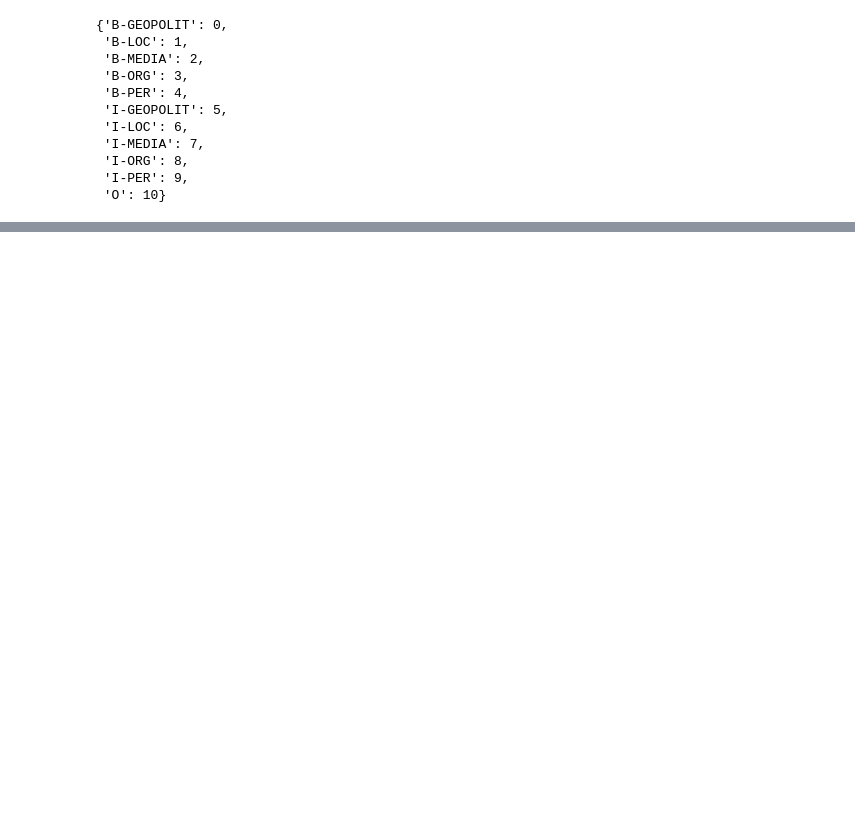
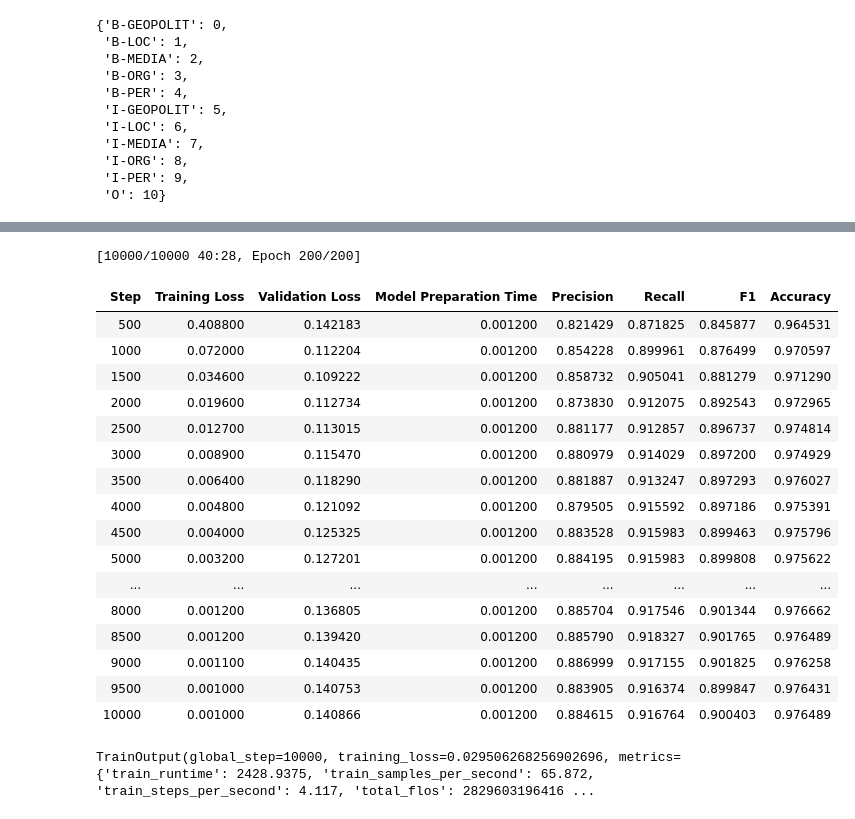
Before and after one commit to SerSemyon/DV_NLP_HW, a Jupyter notebook: DL+NLP_HW4.ipynb, the cells around one changed output, grey strips where cells are left out. Cells and saved outputs as stored; diff of their text form; code cells hidden in the pictures; blank space fills up the shorter version.

```diff
--- a/DL+NLP_HW4.ipynb
+++ b/DL+NLP_HW4.ipynb
@@ -309,0 +408,5 @@ print(tabulate.tabulate(
+# %%
+mlm_nle_model = AutoModelForTokenClassification.from_pretrained(
+    "models/mlm_finetuned_model", num_labels=num_labels,  # количество ваших NER классов
+    # ignore_mismatched_sizes=True  # важно! меняем голову модели
+)
@@ -309,0 +416,26 @@ print(tabulate.tabulate(
+# %%
+training_args = TrainingArguments(
+    output_dir="models/mlm_ner_results",
+    eval_strategy="steps",
+    save_strategy="steps",
+    save_steps=1000,
+    learning_rate=2e-5,
+    per_device_train_batch_size=16,
+    per_device_eval_batch_size=16,
+    max_steps=10000,
+    logging_steps=500,
+    weight_decay=0.01,
+    logging_dir="./logs",
+    report_to="none",
+    load_best_model_at_end=True,
+    save_total_limit=2,
+)
+# %%
+mlm_nle_trainer = Trainer(
+    model=mlm_nle_model,
+    args=training_args,
+    train_dataset=train_dataset,
+    eval_dataset=test_dataset,
+    data_collator=DataCollatorForTokenClassification(tokenizer=tokenizer),
+    compute_metrics=compute_metrics
+)
@@ -309,0 +471,22 @@ print(tabulate.tabulate(
+# %%
+mlm_nle_trainer.train()
+# %% [output]
+[10000/10000 40:28, Epoch 200/200]
+| Step | Training Loss | Validation Loss | Model Preparation Time | Precision | Recall | F1 | Accuracy |
+| 500 | 0.408800 | 0.142183 | 0.001200 | 0.821429 | 0.871825 | 0.845877 | 0.964531 |
+| 1000 | 0.072000 | 0.112204 | 0.001200 | 0.854228 | 0.899961 | 0.876499 | 0.970597 |
+| 1500 | 0.034600 | 0.109222 | 0.001200 | 0.858732 | 0.905041 | 0.881279 | 0.971290 |
+| 2000 | 0.019600 | 0.112734 | 0.001200 | 0.873830 | 0.912075 | 0.892543 | 0.972965 |
+| 2500 | 0.012700 | 0.113015 | 0.001200 | 0.881177 | 0.912857 | 0.896737 | 0.974814 |
+| 3000 | 0.008900 | 0.115470 | 0.001200 | 0.880979 | 0.914029 | 0.897200 | 0.974929 |
+| 3500 | 0.006400 | 0.118290 | 0.001200 | 0.881887 | 0.913247 | 0.897293 | 0.976027 |
+| 4000 | 0.004800 | 0.121092 | 0.001200 | 0.879505 | 0.915592 | 0.897186 | 0.975391 |
+| 4500 | 0.004000 | 0.125325 | 0.001200 | 0.883528 | 0.915983 | 0.899463 | 0.975796 |
+| 5000 | 0.003200 | 0.127201 | 0.001200 | 0.884195 | 0.915983 | 0.899808 | 0.975622 |
+| ... | ... | ... | ... | ... | ... | ... | ... |
+| 8000 | 0.001200 | 0.136805 | 0.001200 | 0.885704 | 0.917546 | 0.901344 | 0.976662 |
+| 8500 | 0.001200 | 0.139420 | 0.001200 | 0.885790 | 0.918327 | 0.901765 | 0.976489 |
+| 9000 | 0.001100 | 0.140435 | 0.001200 | 0.886999 | 0.917155 | 0.901825 | 0.976258 |
+| 9500 | 0.001000 | 0.140753 | 0.001200 | 0.883905 | 0.916374 | 0.899847 | 0.976431 |
+| 10000 | 0.001000 | 0.140866 | 0.001200 | 0.884615 | 0.916764 | 0.900403 | 0.976489 |
+TrainOutput(global_step=10000, training_loss=0.029506268256902696, metrics={'train_runtime': 2428.9375, 'train_samples_per_second': 65.872, 'train_steps_per_second': 4.117, 'total_flos': 2829603196416 ...
```
Also changed, not shown: parts of 31 cells of this notebook, 1 other file.
